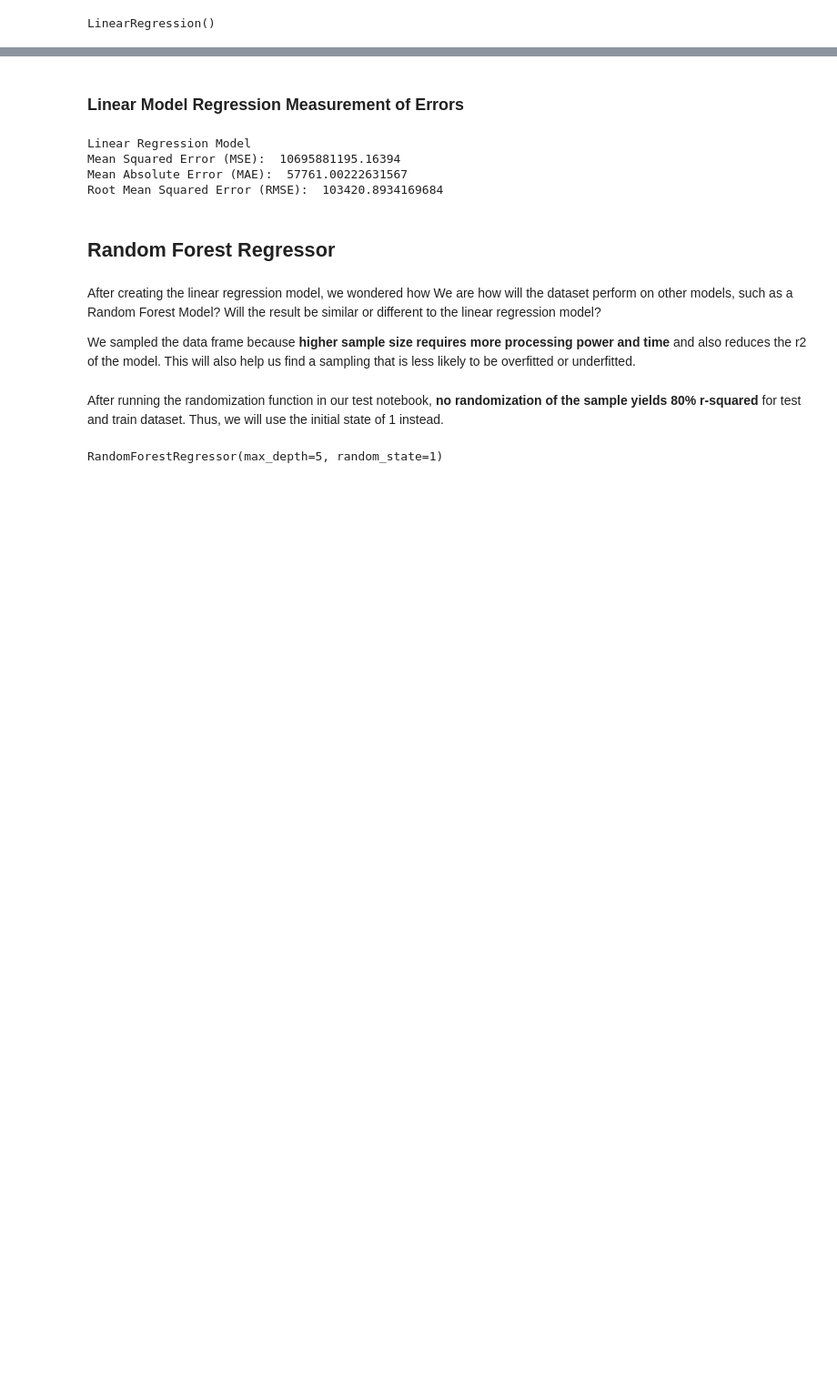
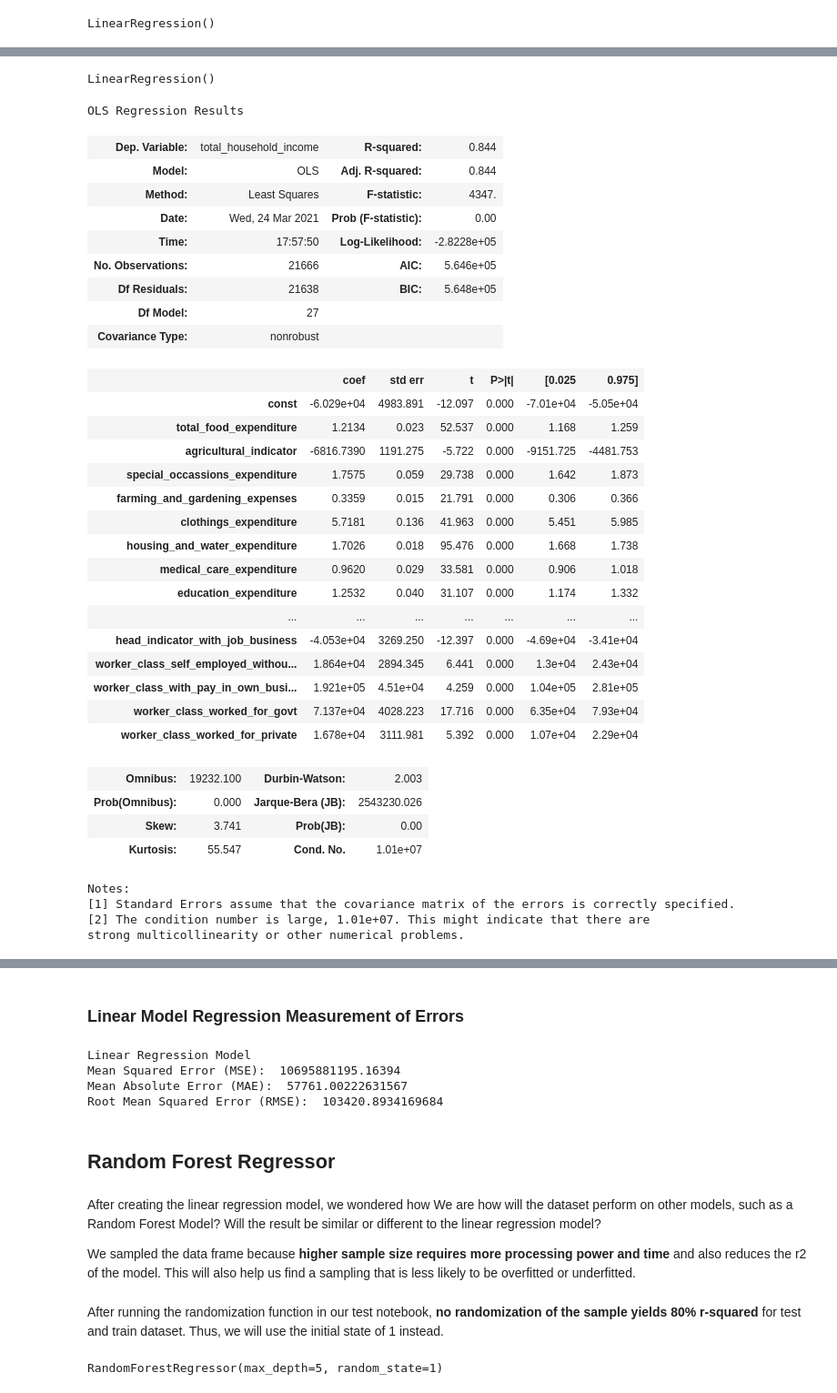
Before and after one commit to legaspicary/it465-group-project, a Jupyter notebook: group_project.ipynb, the cells around one changed output, grey strips where cells are left out. Shown at 91% size. Saved outputs shown, nothing was run; the diff lists cells and outputs as text; code cells hidden in the pictures; blank space fills up the shorter version.

```diff
--- a/group_project.ipynb
+++ b/group_project.ipynb
@@ -632,0 +707,3 @@ LinearRegression()
+# %%
+redropped_income_df = dropped_income_df.drop(['region_I','region_II','region_IV-B', 'region_VIII', 'region_XI', 'head_sex_male'], axis=1)
+redropped_income_df
@@ -632,0 +724,51 @@ LinearRegression()
+# %%
+X_LR, Y_LR, x_train_LR, x_test_LR, y_train_LR, y_test_LR = train_test_split_sampling(random_state,redropped_income_df)
+
+modelLR.fit(x_train_LR, y_train_LR.values.flatten())
+# %% [output]
+LinearRegression()
+# %%
+# define our input
+X2 = sm.add_constant(X_LR)
+
+# create a OLS model
+model = sm.OLS(Y_LR, X2)
+
+# fit the data
+est = model.fit()
+est.summary()
+# %% [output]
+OLS Regression Results
+| Dep. Variable: | total_household_income | R-squared: | 0.844 |
+| Model: | OLS | Adj. R-squared: | 0.844 |
+| Method: | Least Squares | F-statistic: | 4347. |
+| Date: | Wed, 24 Mar 2021 | Prob (F-statistic): | 0.00 |
+| Time: | 17:57:50 | Log-Likelihood: | -2.8228e+05 |
+| No. Observations: | 21666 | AIC: | 5.646e+05 |
+| Df Residuals: | 21638 | BIC: | 5.648e+05 |
+| Df Model: | 27 |  |  |
+| Covariance Type: | nonrobust |  |  |
+|  | coef | std err | t | P>|t| | [0.025 | 0.975] |
+| const | -6.029e+04 | 4983.891 | -12.097 | 0.000 | -7.01e+04 | -5.05e+04 |
+| total_food_expenditure | 1.2134 | 0.023 | 52.537 | 0.000 | 1.168 | 1.259 |
+| agricultural_indicator | -6816.7390 | 1191.275 | -5.722 | 0.000 | -9151.725 | -4481.753 |
+| special_occassions_expenditure | 1.7575 | 0.059 | 29.738 | 0.000 | 1.642 | 1.873 |
+| farming_and_gardening_expenses | 0.3359 | 0.015 | 21.791 | 0.000 | 0.306 | 0.366 |
+| clothings_expenditure | 5.7181 | 0.136 | 41.963 | 0.000 | 5.451 | 5.985 |
+| housing_and_water_expenditure | 1.7026 | 0.018 | 95.476 | 0.000 | 1.668 | 1.738 |
+| medical_care_expenditure | 0.9620 | 0.029 | 33.581 | 0.000 | 0.906 | 1.018 |
+| education_expenditure | 1.2532 | 0.040 | 31.107 | 0.000 | 1.174 | 1.332 |
+| ... | ... | ... | ... | ... | ... | ... |
+| head_indicator_with_job_business | -4.053e+04 | 3269.250 | -12.397 | 0.000 | -4.69e+04 | -3.41e+04 |
+| worker_class_self_employed_withou... | 1.864e+04 | 2894.345 | 6.441 | 0.000 | 1.3e+04 | 2.43e+04 |
+| worker_class_with_pay_in_own_busi... | 1.921e+05 | 4.51e+04 | 4.259 | 0.000 | 1.04e+05 | 2.81e+05 |
+| worker_class_worked_for_govt | 7.137e+04 | 4028.223 | 17.716 | 0.000 | 6.35e+04 | 7.93e+04 |
+| worker_class_worked_for_private | 1.678e+04 | 3111.981 | 5.392 | 0.000 | 1.07e+04 | 2.29e+04 |
+| Omnibus: | 19232.100 | Durbin-Watson: | 2.003 |
+| Prob(Omnibus): | 0.000 | Jarque-Bera (JB): | 2543230.026 |
+| Skew: | 3.741 | Prob(JB): | 0.00 |
+| Kurtosis: | 55.547 | Cond. No. | 1.01e+07 |
+Notes:
+[1] Standard Errors assume that the covariance matrix of the errors is correctly specified.
+[2] The condition number is large, 1.01e+07. This might indicate that there are
+strong multicollinearity or other numerical problems.
```
Also changed, not shown: parts of 18 cells of this notebook.
